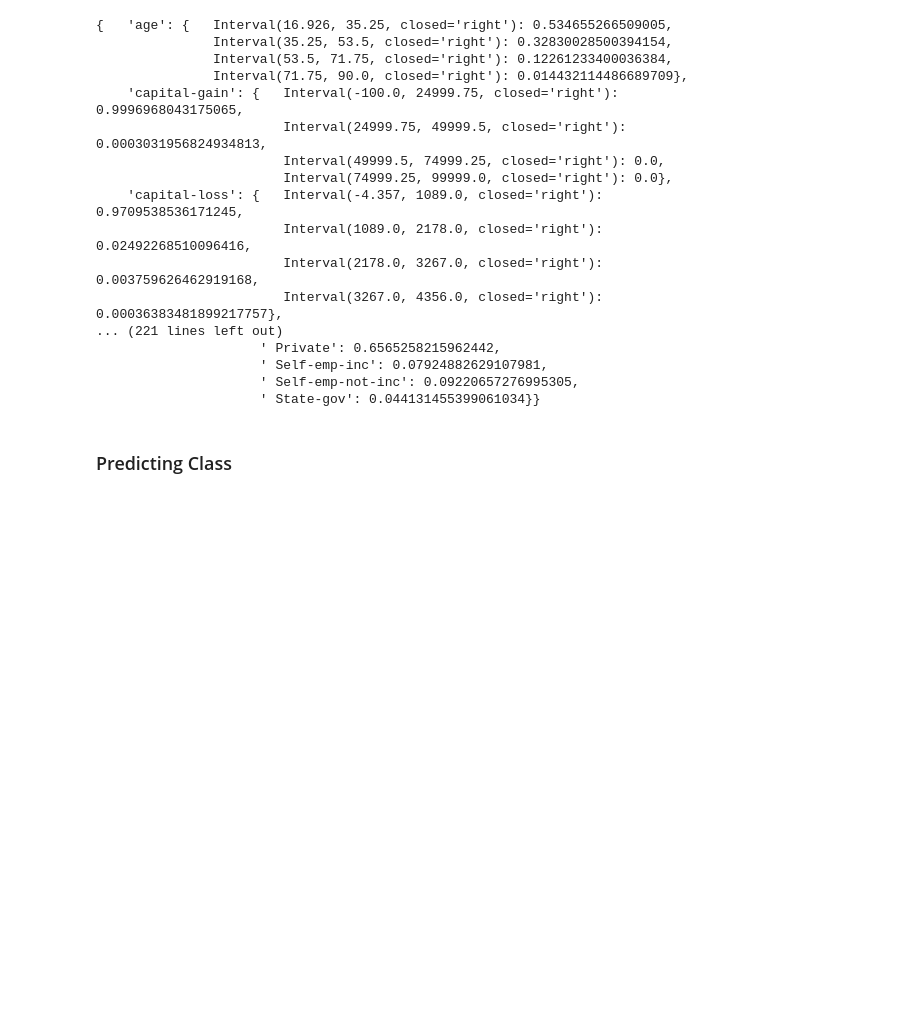
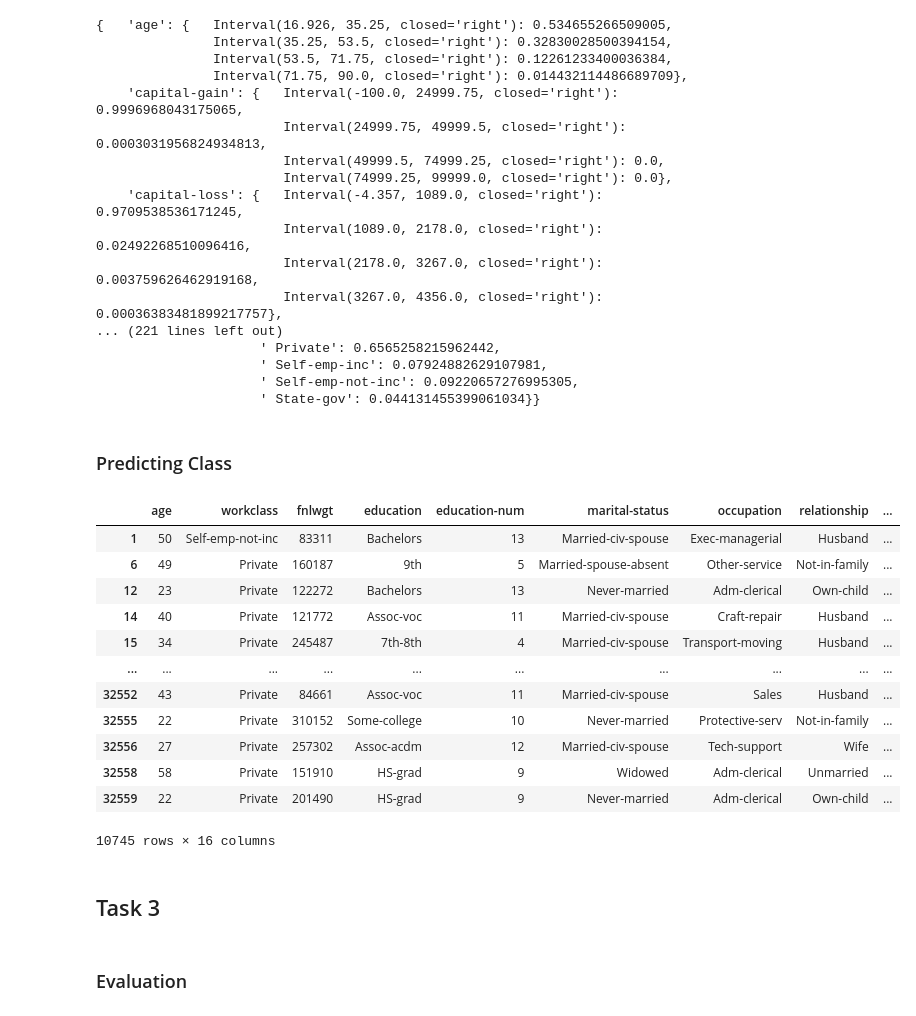
Before and after one commit to nullmight/ML-Assignment-2, a Jupyter notebook: NaiveBayes.ipynb, the cells around one changed output. Drawn from its saved outputs; the diff is of its cells as text; code cells hidden in the pictures; blank space fills up the shorter version.

Commit message:
Add predict function

```diff
--- a/NaiveBayes.ipynb
+++ b/NaiveBayes.ipynb
@@ -177,11 +209,46 @@ pprint.pprint(cond2, indent=4)
                      ' State-gov': 0.044131455399061034}}
 # %% [markdown]
 ### Predicting Class
-# %%
-def predict_class(df, prior, cond1, cond2):
-    num1 = prior[' <=50K']
-    num2 = prior[' >50K']
-
-    if num1 >= num2:
-        return ' <=50K'
-    return ' >50K'
+# %%
+def predict_class(row, prior, cond1, cond2):
+    num1 = prior[' <=50K']
+    num2 = prior[' >50K']
+    for col in cat_cols:
+        if row[col] in cond1[col]:
+            num1 *= cond1[col][row[col]]
+        else:
+            num1 *= 0
+        if row[col] in cond2[col]:
+            num2 *= cond2[col][row[col]]
+        else:
+            num1 *= 0
+    for col in cont_cols:
+        for interval, val in cond1[col].items():
+            if row[col] in interval:
+                num1 *= cond1[col][interval]
+                num2 *= cond2[col][interval]
+                break
+    if num1 >= num2:
+        return ' <=50K'
+    return ' >50K'
+# %%
+test['prediction'] = test.apply(lambda row: predict_class(row, prior, cond1, cond2), axis=1)
+test
+# %% [output]
+|  | age | workclass | fnlwgt | education | education-num | marital-status | occupation | relationship | ... |
+| 1 | 50 | Self-emp-not-inc | 83311 | Bachelors | 13 | Married-civ-spouse | Exec-managerial | Husband | ... |
+| 6 | 49 | Private | 160187 | 9th | 5 | Married-spouse-absent | Other-service | Not-in-family | ... |
+| 12 | 23 | Private | 122272 | Bachelors | 13 | Never-married | Adm-clerical | Own-child | ... |
+| 14 | 40 | Private | 121772 | Assoc-voc | 11 | Married-civ-spouse | Craft-repair | Husband | ... |
+| 15 | 34 | Private | 245487 | 7th-8th | 4 | Married-civ-spouse | Transport-moving | Husband | ... |
+| ... | ... | ... | ... | ... | ... | ... | ... | ... | ... |
+| 32552 | 43 | Private | 84661 | Assoc-voc | 11 | Married-civ-spouse | Sales | Husband | ... |
+| 32555 | 22 | Private | 310152 | Some-college | 10 | Never-married | Protective-serv | Not-in-family | ... |
+| 32556 | 27 | Private | 257302 | Assoc-acdm | 12 | Married-civ-spouse | Tech-support | Wife | ... |
+| 32558 | 58 | Private | 151910 | HS-grad | 9 | Widowed | Adm-clerical | Unmarried | ... |
+| 32559 | 22 | Private | 201490 | HS-grad | 9 | Never-married | Adm-clerical | Own-child | ... |
+10745 rows × 16 columns
+# %% [markdown]
+## Task 3
+# %% [markdown]
+### Evaluation
```
Also changed, not shown: parts of 2 cells of this notebook.
